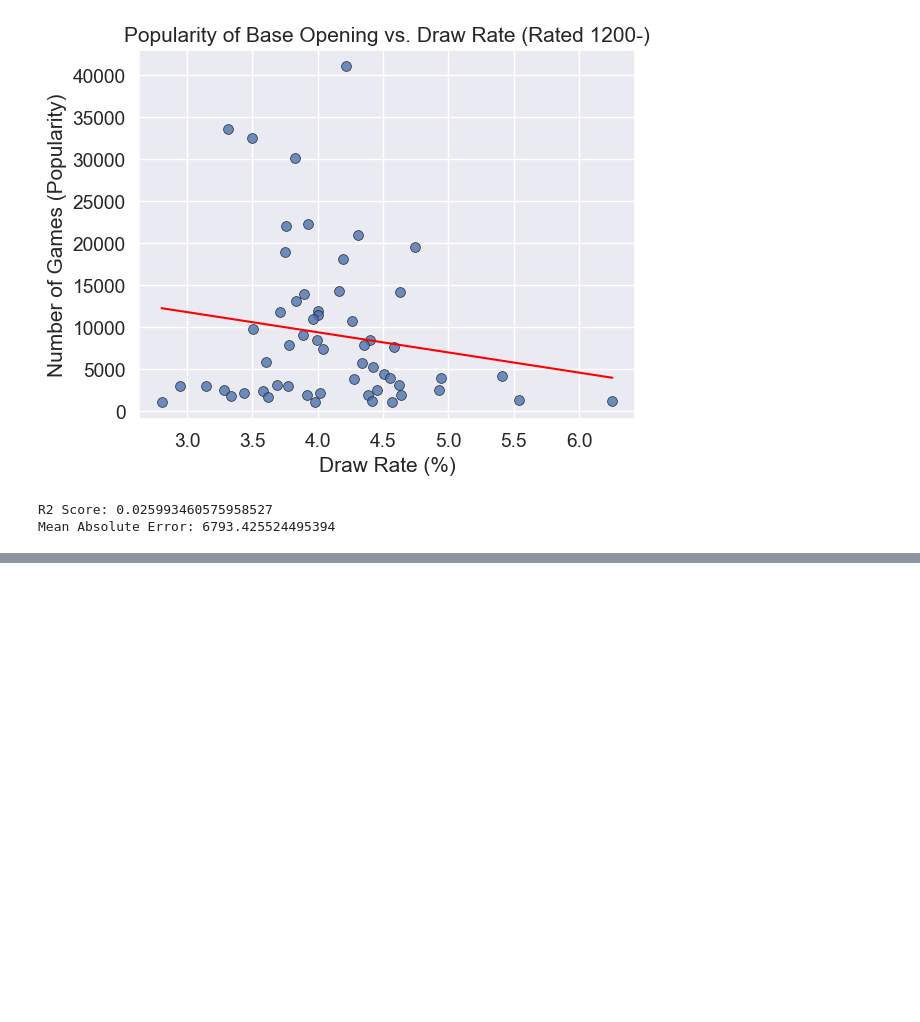
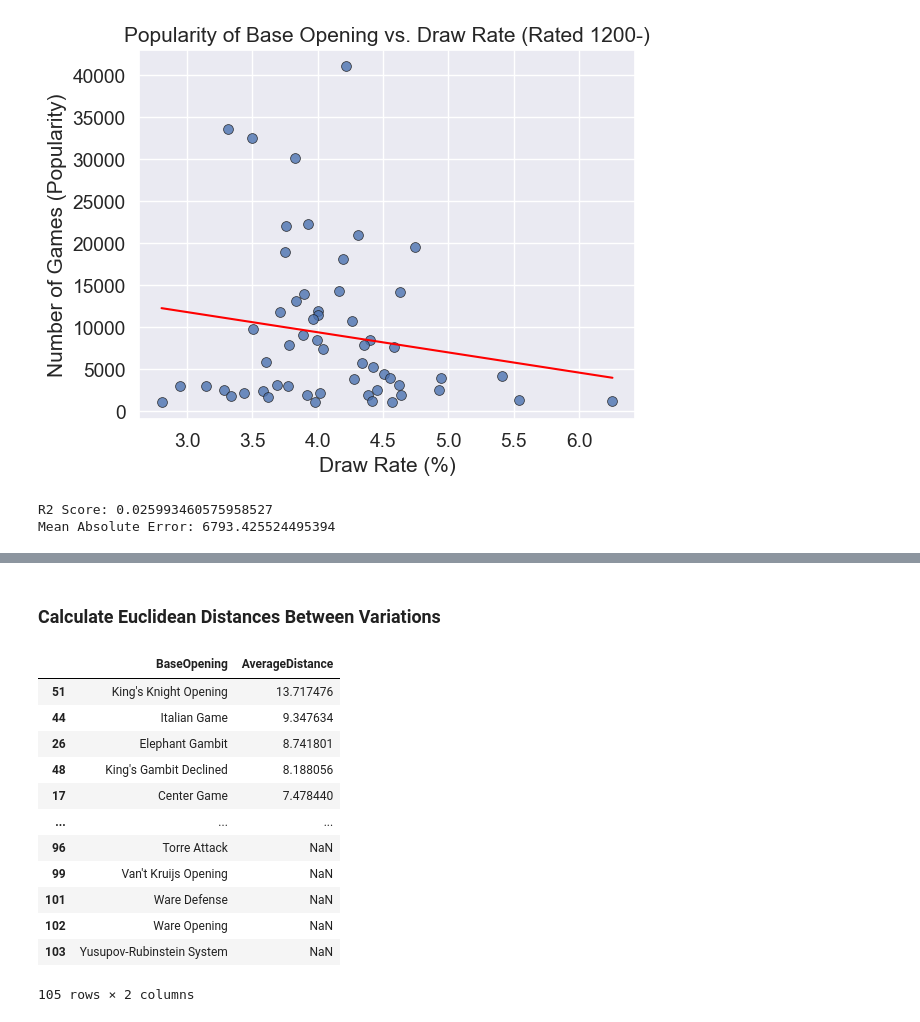
Before and after one commit to IsaacCheng9/machine-learning-in-chess, a Jupyter notebook: src/analyse_chess_data.ipynb, the cells around one changed output, grey strips where cells are left out. Cells and saved outputs as stored; diff of their text form; code cells hidden in the pictures; blank space fills up the shorter version.

```diff
--- a/src/analyse_chess_data.ipynb
+++ b/src/analyse_chess_data.ipynb
@@ -2642,0 +2732,43 @@ Mean Absolute Error: 6793.425524495394
+# %% [markdown]
+### Calculate Euclidean Distances Between Variations
+# %%
+# Assuming result_percentages_pivot_opening_sorted contains the following columns:
+# "Opening", "BaseOpening", "NumberOfGames", "1-0", "0-1", "1/2-1/2"
+
+
+# Calculate Euclidean distance between variations within each BaseOpening
+def euclidean_distance(group):
+    features = group[["1-0", "0-1", "1/2-1/2"]].values
+    distances = pdist(features, metric="euclidean")
+    return distances.mean()
+
+
+# Group by BaseOpening and apply the euclidean_distance function
+average_distances = result_percentages_pivot_opening_sorted.groupby(
+    "BaseOpening"
+).apply(euclidean_distance)
+
+# Convert the result to a DataFrame
+average_distances_df = average_distances.reset_index(name="AverageDistance")
+
+# Sort the DataFrame by AverageDistance
+average_distances_sorted = average_distances_df.sort_values(
+    "AverageDistance", ascending=False
+)
+
+# Display the result
+display(average_distances_sorted)
+# %% [output]
+|  | BaseOpening | AverageDistance |
+| 51 | King's Knight Opening | 13.717476 |
+| 44 | Italian Game | 9.347634 |
+| 26 | Elephant Gambit | 8.741801 |
+| 48 | King's Gambit Declined | 8.188056 |
+| 17 | Center Game | 7.478440 |
+| ... | ... | ... |
+| 96 | Torre Attack | NaN |
+| 99 | Van't Kruijs Opening | NaN |
+| 101 | Ware Defense | NaN |
+| 102 | Ware Opening | NaN |
+| 103 | Yusupov-Rubinstein System | NaN |
+105 rows × 2 columns
```
Also changed, not shown: parts of 5 cells of this notebook.
